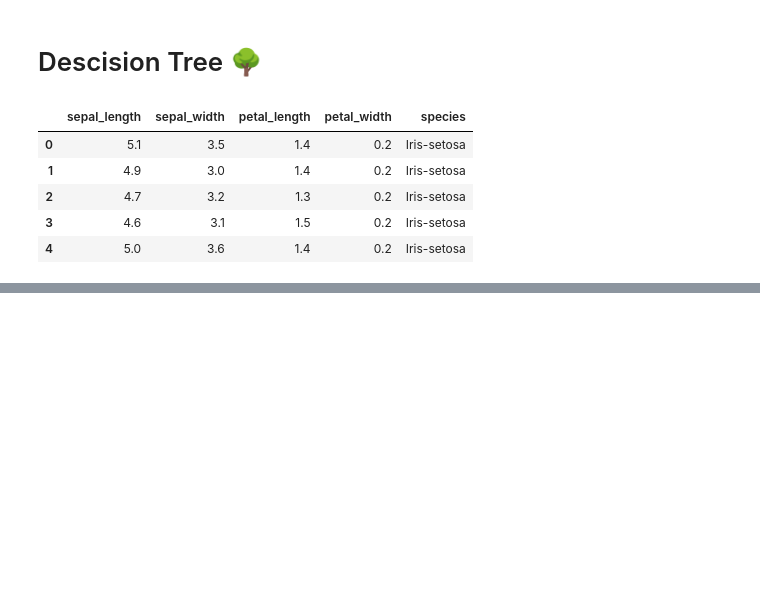
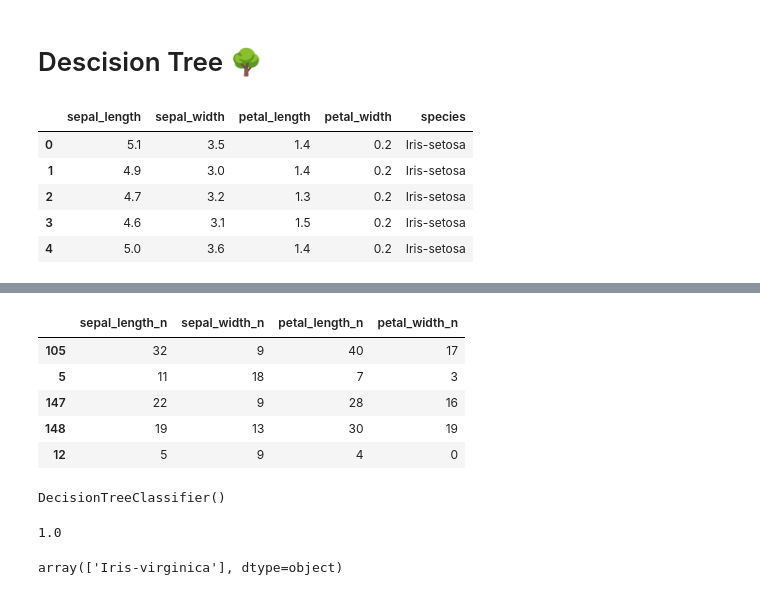
Before and after one commit to anonimity69/Machine-Learning-Basics101, a Jupyter notebook: descision_tree.ipynb, the cells around one changed output, grey strips where cells are left out. Drawn from its saved outputs; the diff is of its cells as text; code cells hidden in the pictures; blank space fills up the shorter version.

```diff
--- a/descision_tree.ipynb
+++ b/descision_tree.ipynb
@@ -86,0 +80,10 @@ def check_purity(data):
+# %%
+inputs_n = inputs.drop(['sepal_length','sepal_width','petal_length','petal_width'], axis='columns')
+inputs_n.head()
+# %% [output]
+|  | sepal_length_n | sepal_width_n | petal_length_n | petal_width_n |
+| 105 | 32 | 9 | 40 | 17 |
+| 5 | 11 | 18 | 7 | 3 |
+| 147 | 22 | 9 | 28 | 16 |
+| 148 | 19 | 13 | 30 | 19 |
+| 12 | 5 | 9 | 4 | 0 |
@@ -86,0 +94,12 @@ def check_purity(data):
+# %%
+model.fit(inputs_n,target)
+# %% [output]
+DecisionTreeClassifier()
+# %%
+model.score(inputs_n, target)
+# %% [output]
+1.0
+# %%
+model.predict([[32, 9, 40, 17]])
+# %% [output]
+array(['Iris-virginica'], dtype=object)
```
Also changed, not shown: parts of 13 cells of this notebook.
